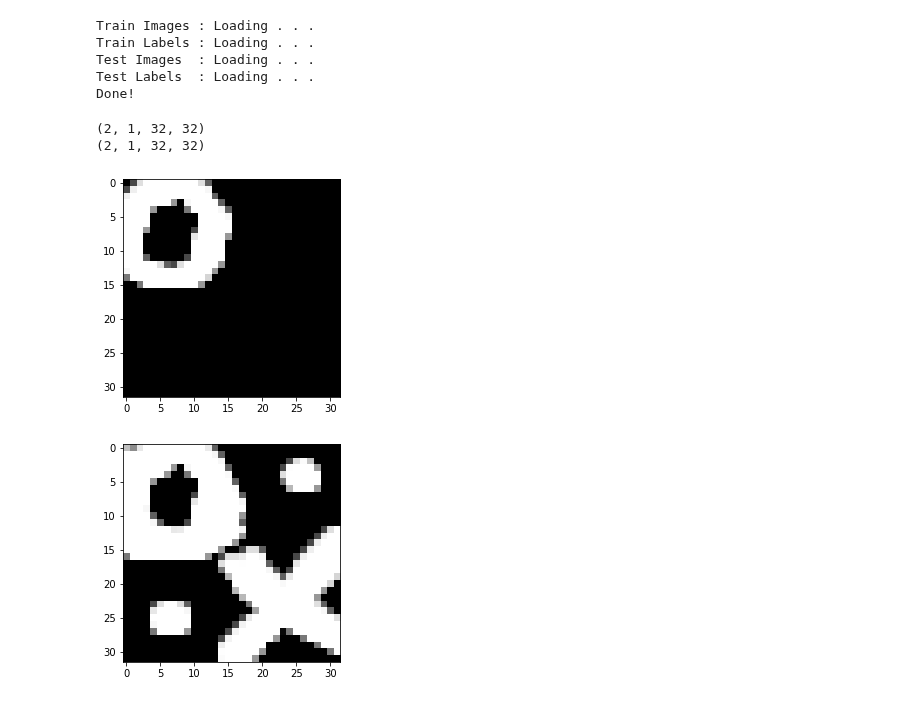
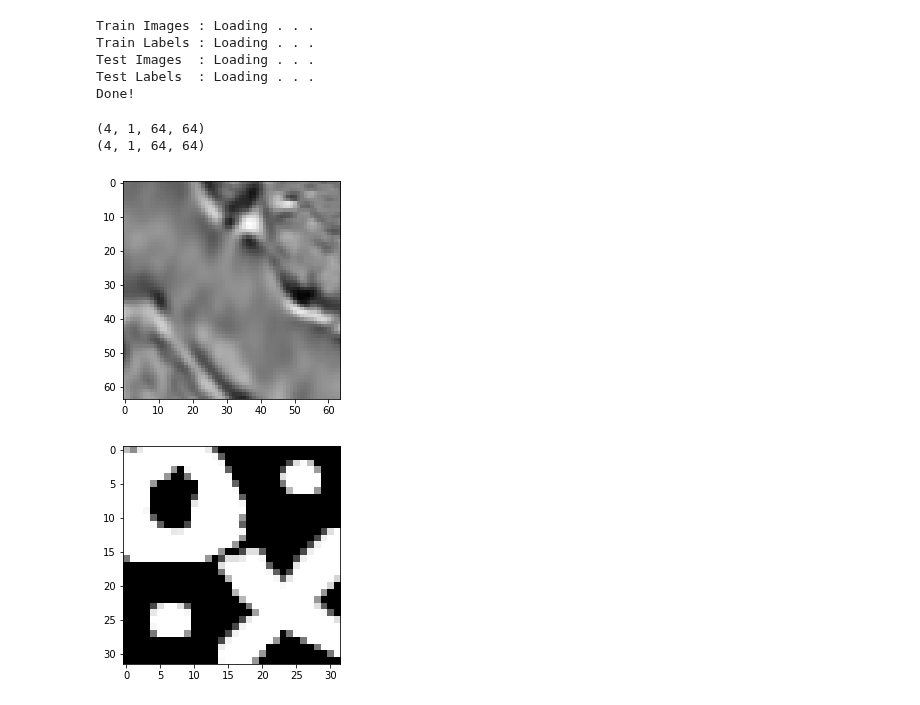
Before and after one commit to labis7/UNET-Using-Numpy, a Jupyter notebook: U-Net - Numpy - Small Version2.ipynb, the cells around one changed output. Cells and saved outputs as stored; diff of their text form; code cells hidden in the pictures.

```diff
--- a/U-Net - Numpy - Small Version2.ipynb
+++ b/U-Net - Numpy - Small Version2.ipynb
@@ -90,5 +97,5 @@ def mnist(path=None):
 # %%
-train_images, train_labels, test_images, test_labels= mnist()  #, test_images, test_labels
+train_images, train_labels= mnist()  #, test_images, test_labels
 # %% [output]
 Train Images : Loading . . .
 Train Labels : Loading . . .
@@ -123,14 +130,17 @@ train_labels = np.array(temp.copy())
 #print(train_labels[0:5])
 '''
 #plt.imshow(train_images[0].squeeze(), cmap='Greys_r');
+import matplotlib
+
+matplotlib.image.imsave('name.png', train_images[0][0])
 pass
 # %% [output]
-(2, 1, 32, 32)
-(2, 1, 32, 32)
+(4, 1, 64, 64)
+(4, 1, 64, 64)
 # %%
-plt.imshow(train_labels[0].squeeze(), cmap=plt.get_cmap('gray'), vmin=0, vmax=1);
+plt.imshow(train_images[0].squeeze(), cmap=plt.get_cmap('gray'), vmin=0, vmax=1);
 # %% [output]
-[figure, old version]
+[figure, new version]
 # %%
 plt.imshow(test_images[0].squeeze(), cmap=plt.get_cmap('gray'), vmin=0, vmax=1);
 # %% [output]
```
Also changed, not shown: parts of 2 cells of this notebook, 2 other files.
